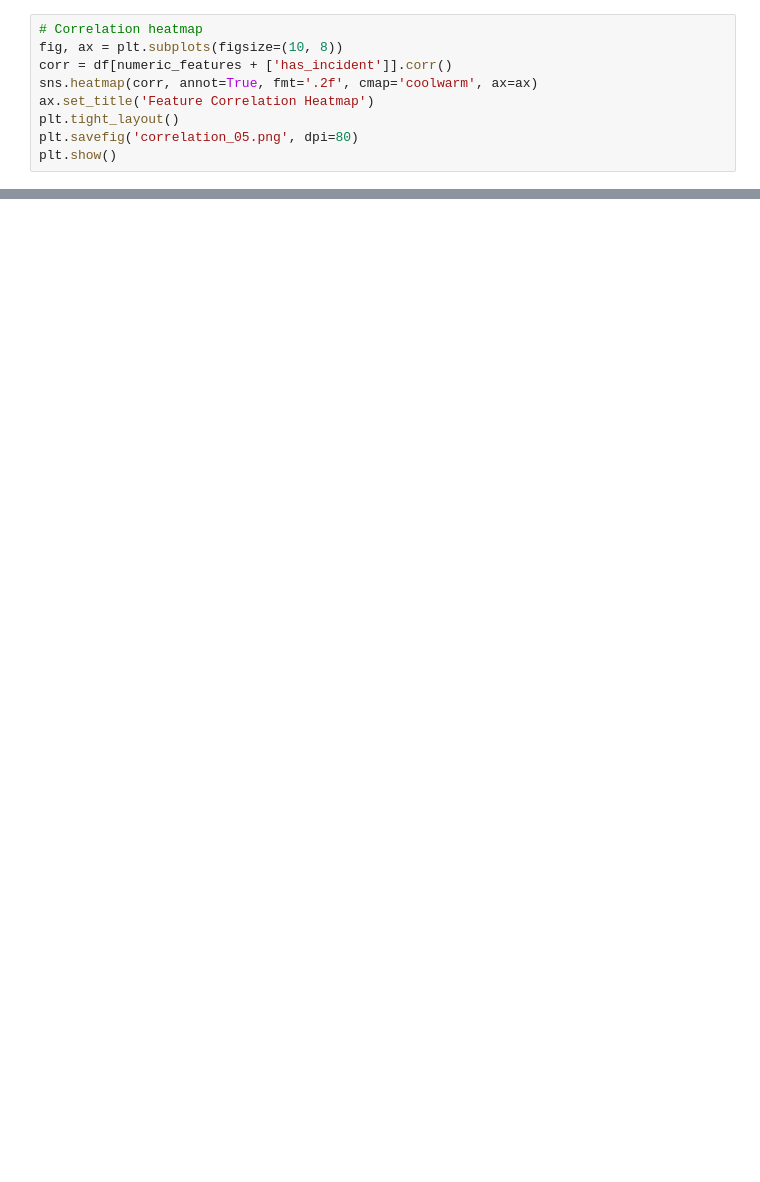
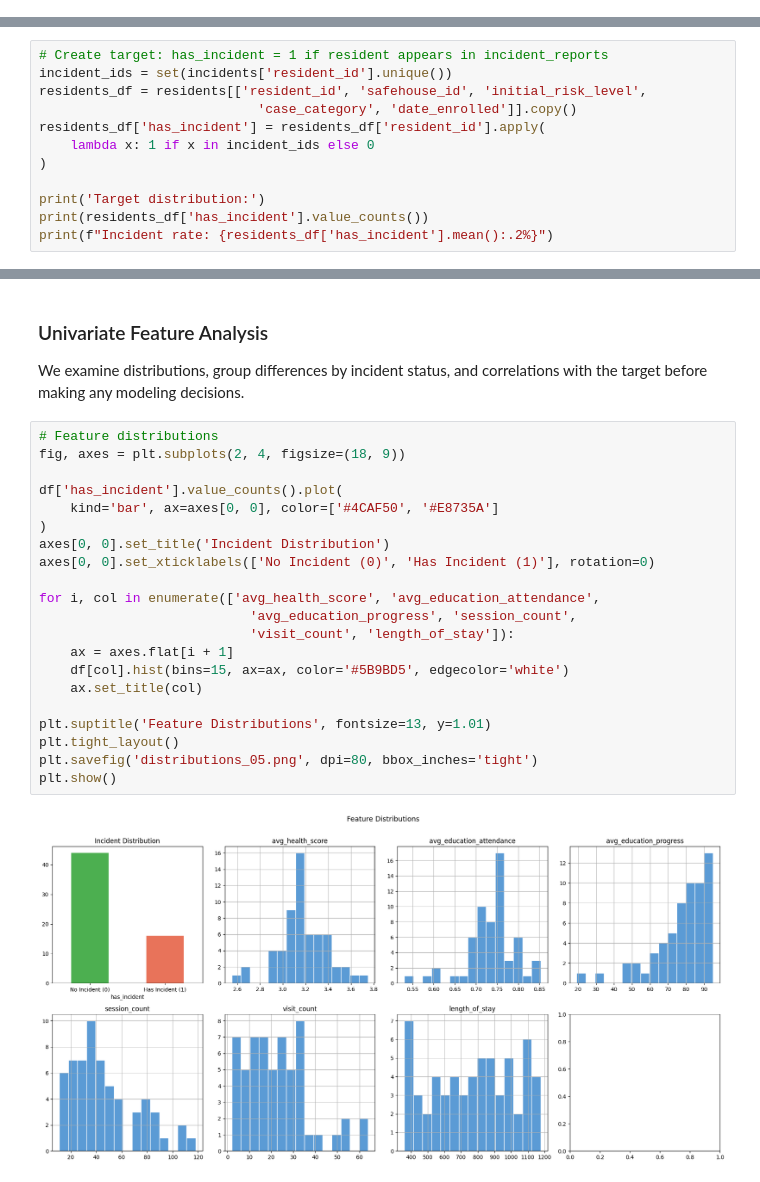
Before and after one commit to waylanabbott/harbor-of-hope, a Jupyter notebook: ml-pipelines/05-incident-risk-prediction.ipynb, the cells around one changed output, grey strips where cells are left out. Saved outputs shown, nothing was run; the diff lists cells and outputs as text; blank space fills up the shorter version.

```diff
--- a/ml-pipelines/05-incident-risk-prediction.ipynb
+++ b/ml-pipelines/05-incident-risk-prediction.ipynb
@@ -178,9 +0,0 @@ plt.show()
-# %%
-# Correlation heatmap
-fig, ax = plt.subplots(figsize=(10, 8))
-corr = df[numeric_features + ['has_incident']].corr()
-sns.heatmap(corr, annot=True, fmt='.2f', cmap='coolwarm', ax=ax)
-ax.set_title('Feature Correlation Heatmap')
-plt.tight_layout()
-plt.savefig('correlation_05.png', dpi=80)
-plt.show()
@@ -390,0 +156,12 @@ Feature columns required: ['avg_health_score', 'avg_education_attendance', 'avg_
+# %%
+# Create target: has_incident = 1 if resident appears in incident_reports
+incident_ids = set(incidents['resident_id'].unique())
+residents_df = residents[['resident_id', 'safehouse_id', 'initial_risk_level',
+                            'case_category', 'date_enrolled']].copy()
+residents_df['has_incident'] = residents_df['resident_id'].apply(
+    lambda x: 1 if x in incident_ids else 0
+)
+
+print('Target distribution:')
+print(residents_df['has_incident'].value_counts())
+print(f"Incident rate: {residents_df['has_incident'].mean():.2%}")
@@ -390,0 +247,28 @@ Feature columns required: ['avg_health_score', 'avg_education_attendance', 'avg_
+# %% [markdown]
+### Univariate Feature Analysis
+
+We examine distributions, group differences by incident status, and correlations with the target
+before making any modeling decisions.
+# %%
+# Feature distributions
+fig, axes = plt.subplots(2, 4, figsize=(18, 9))
+
+df['has_incident'].value_counts().plot(
+    kind='bar', ax=axes[0, 0], color=['#4CAF50', '#E8735A']
+)
+axes[0, 0].set_title('Incident Distribution')
+axes[0, 0].set_xticklabels(['No Incident (0)', 'Has Incident (1)'], rotation=0)
+
+for i, col in enumerate(['avg_health_score', 'avg_education_attendance',
+                           'avg_education_progress', 'session_count',
+                           'visit_count', 'length_of_stay']):
+    ax = axes.flat[i + 1]
+    df[col].hist(bins=15, ax=ax, color='#5B9BD5', edgecolor='white')
+    ax.set_title(col)
+
+plt.suptitle('Feature Distributions', fontsize=13, y=1.01)
+plt.tight_layout()
+plt.savefig('distributions_05.png', dpi=80, bbox_inches='tight')
+plt.show()
+# %% [output]
+[figure, added]
```
Also changed, not shown: parts of 51 cells of this notebook, 37 other files.
